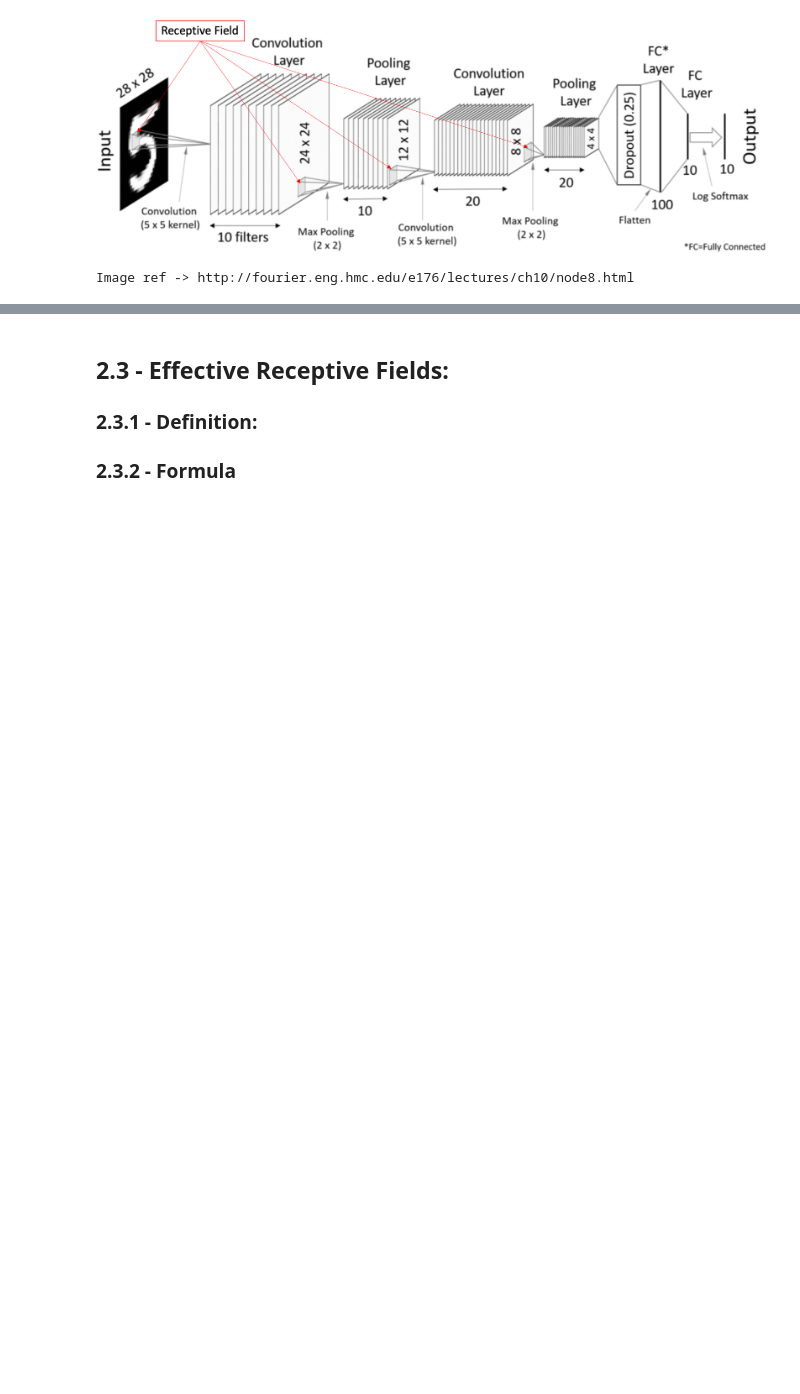
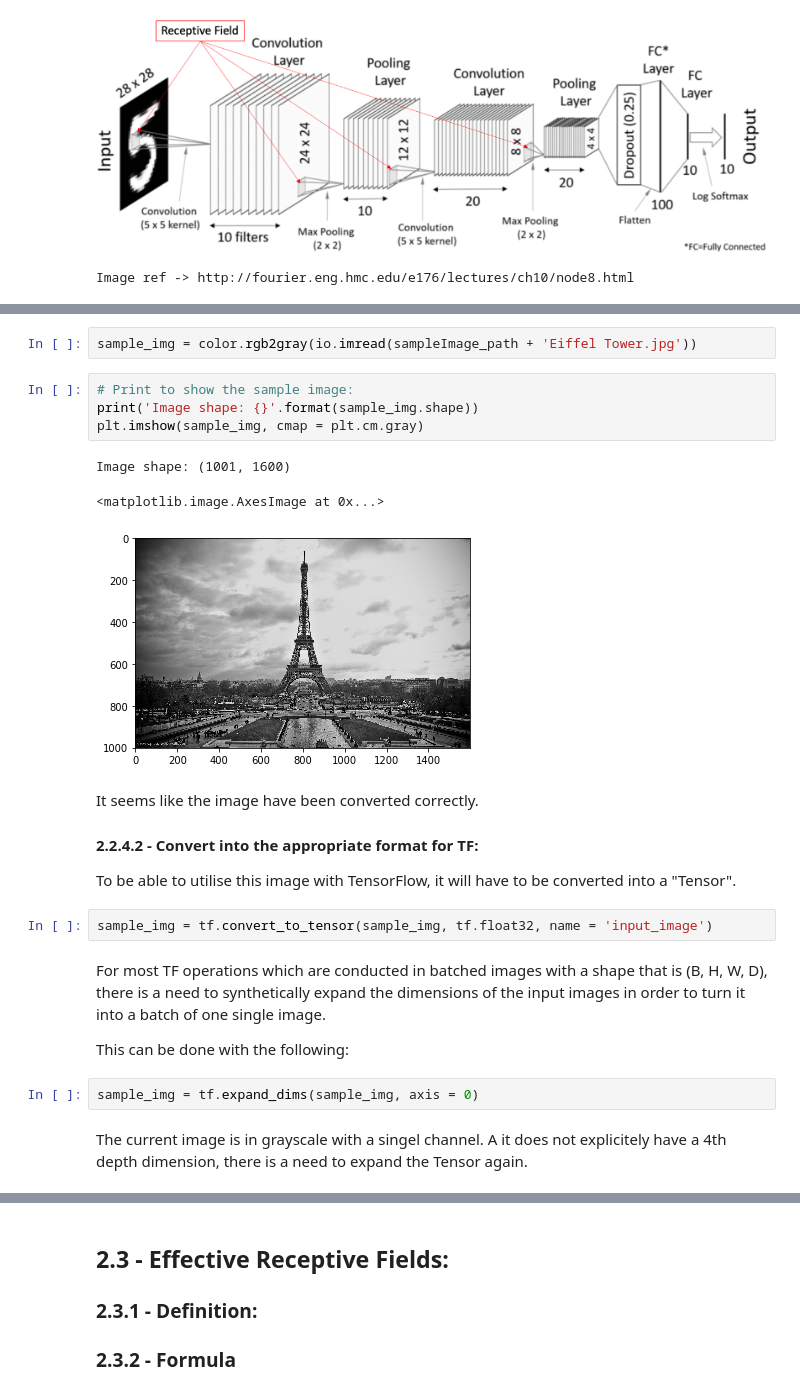
Before and after one commit to ylee9107/ComputerVisionTensorFlow2_myLearning, a Jupyter notebook: 3 - Modern Neural Networks/Modern Neural Networks.ipynb, the cells around one changed output, grey strips where cells are left out. Drawn from its saved outputs; the diff is of its cells as text; blank space fills up the shorter version.

```diff
--- a/3 - Modern Neural Networks/Modern Neural Networks.ipynb
+++ b/3 - Modern Neural Networks/Modern Neural Networks.ipynb
@@ -137,0 +196,26 @@ Further, the kernels in a layer were found to be good at identifying specific lo
+# %%
+sample_img = color.rgb2gray(io.imread(sampleImage_path + 'Eiffel Tower.jpg'))
+# %%
+# Print to show the sample image:
+print('Image shape: {}'.format(sample_img.shape))
+plt.imshow(sample_img, cmap = plt.cm.gray)
+# %% [output]
+Image shape: (1001, 1600)
+<matplotlib.image.AxesImage at 0x...>
+[figure, added]
+# %% [markdown]
+It seems like the image have been converted correctly.
+
+#### 2.2.4.2 - Convert into the appropriate format for TF:
+
+To be able to utilise this image with TensorFlow, it will have to be converted into a "Tensor".
+# %%
+sample_img = tf.convert_to_tensor(sample_img, tf.float32, name = 'input_image')
+# %% [markdown]
+For most TF operations which are conducted in batched images with a shape that is (B, H, W, D), there is a need to synthetically expand the dimensions of the input images in order to turn it into a batch of one single image.
+
+This can be done with the following:
+# %%
+sample_img = tf.expand_dims(sample_img, axis = 0)
+# %% [markdown]
+The current image is in grayscale with a singel channel. A it does not explicitely have a 4th depth dimension, there is a need to expand the Tensor again.
```
Also changed, not shown: parts of 33 cells of this notebook.
